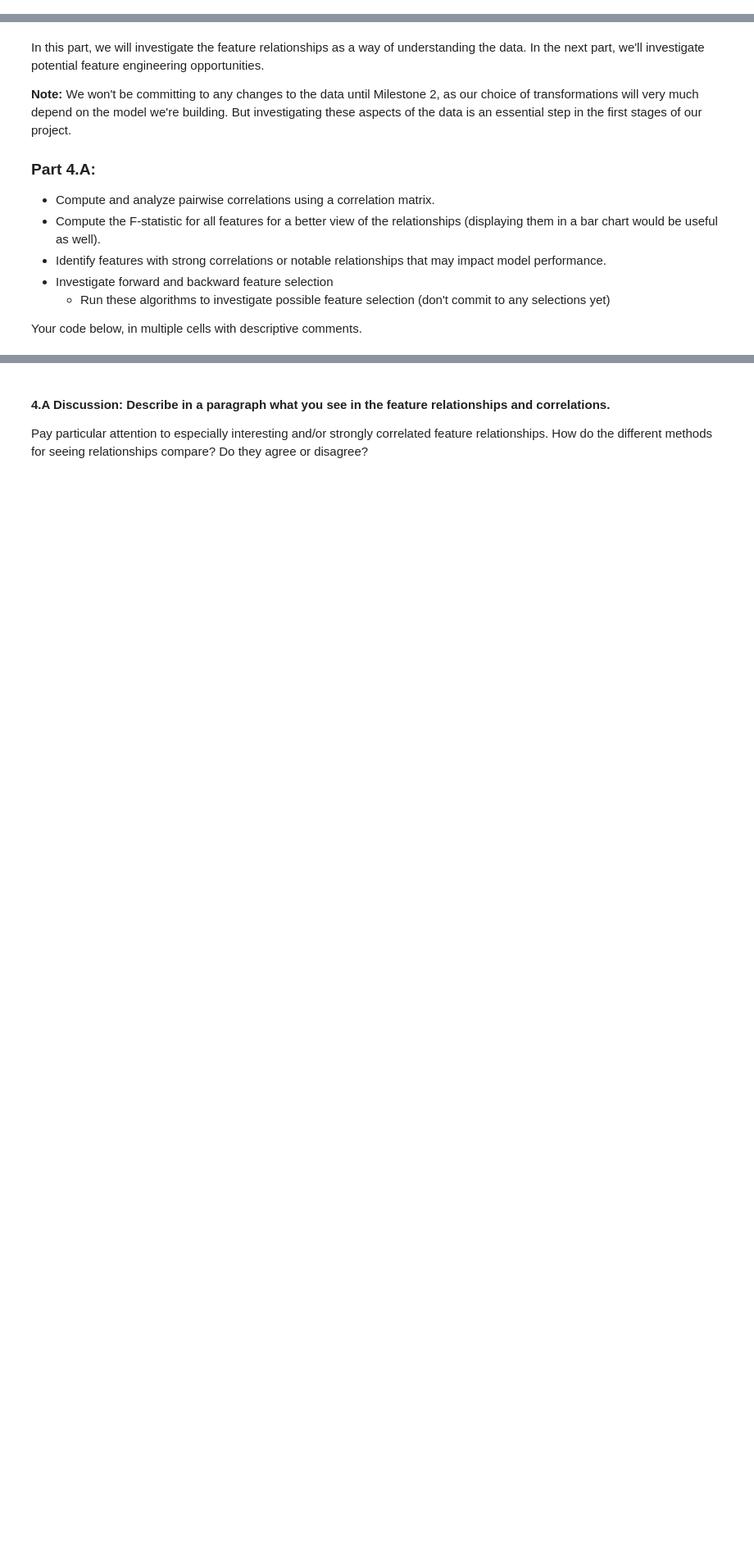
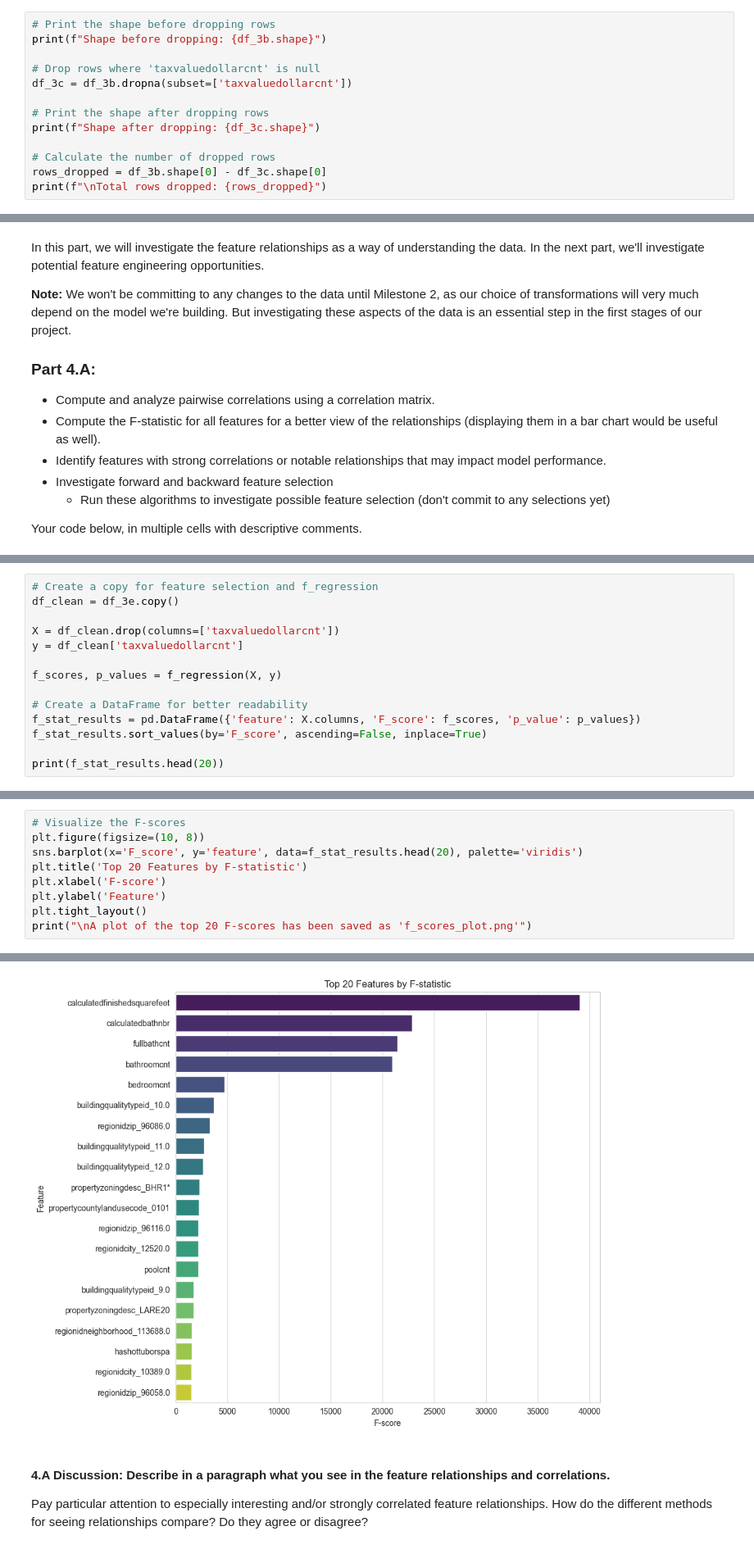
Before and after one commit to abcbbong/Module-3-Assignments, a Jupyter notebook: Milestone_01.ipynb, the cells around one changed output, grey strips where cells are left out. Shown at 82% size. Saved outputs shown, nothing was run; the diff lists cells and outputs as text; blank space fills up the shorter version.

```diff
--- a/Milestone_01.ipynb
+++ b/Milestone_01.ipynb
@@ -215,3 +714,16 @@ There could be several reasons why you might want to drop a sample:
 
 
 Your code in the next cell(s). Make a judgement call about which samples should be dropped and briefly describe your reasoning in the discussion.
+# %%
+# Print the shape before dropping rows
+print(f"Shape before dropping: {df_3b.shape}")
+
+# Drop rows where 'taxvaluedollarcnt' is null
+df_3c = df_3b.dropna(subset=['taxvaluedollarcnt'])
+
+# Print the shape after dropping rows
+print(f"Shape after dropping: {df_3c.shape}")
+
+# Calculate the number of dropped rows
+rows_dropped = df_3b.shape[0] - df_3c.shape[0]
+print(f"\nTotal rows dropped: {rows_dropped}")
@@ -248,0 +942,14 @@ Your code below, in multiple cells with descriptive comments.
+# %%
+# Create a copy for feature selection and f_regression
+df_clean = df_3e.copy()
+
+X = df_clean.drop(columns=['taxvaluedollarcnt'])
+y = df_clean['taxvaluedollarcnt']
+
+f_scores, p_values = f_regression(X, y)
+
+# Create a DataFrame for better readability
+f_stat_results = pd.DataFrame({'feature': X.columns, 'F_score': f_scores, 'p_value': p_values})
+f_stat_results.sort_values(by='F_score', ascending=False, inplace=True)
+
+print(f_stat_results.head(20))
@@ -248,0 +974,10 @@ Your code below, in multiple cells with descriptive comments.
+# %%
+# Visualize the F-scores
+plt.figure(figsize=(10, 8))
+sns.barplot(x='F_score', y='feature', data=f_stat_results.head(20), palette='viridis')
+plt.title('Top 20 Features by F-statistic')
+plt.xlabel('F-score')
+plt.ylabel('Feature')
+plt.tight_layout()
+print("\nA plot of the top 20 F-scores has been saved as 'f_scores_plot.png'")
+# %% [output]
@@ -249,3 +988,4 @@ Your code below, in multiple cells with descriptive comments.
+[figure, added]
 # %% [markdown]
 #### **4.A Discussion:**  Describe in a paragraph what you see in the feature relationships and correlations.
 
```
Also changed, not shown: parts of 48 cells of this notebook.
